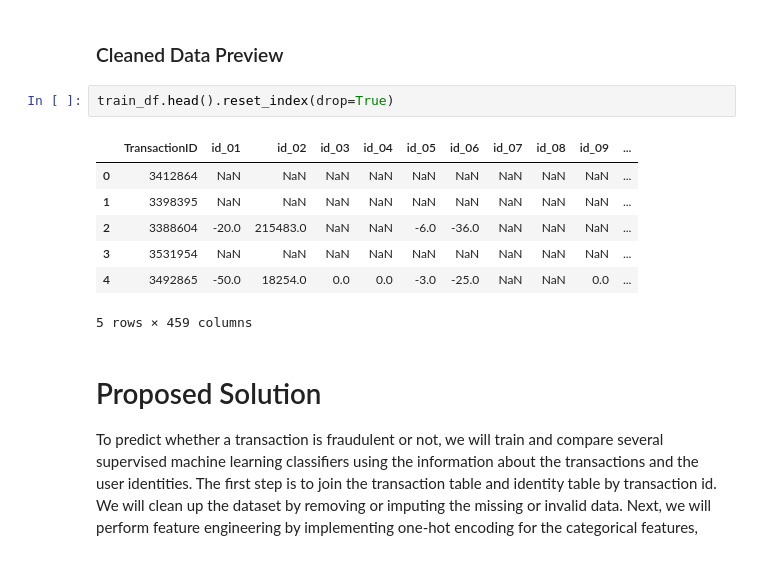
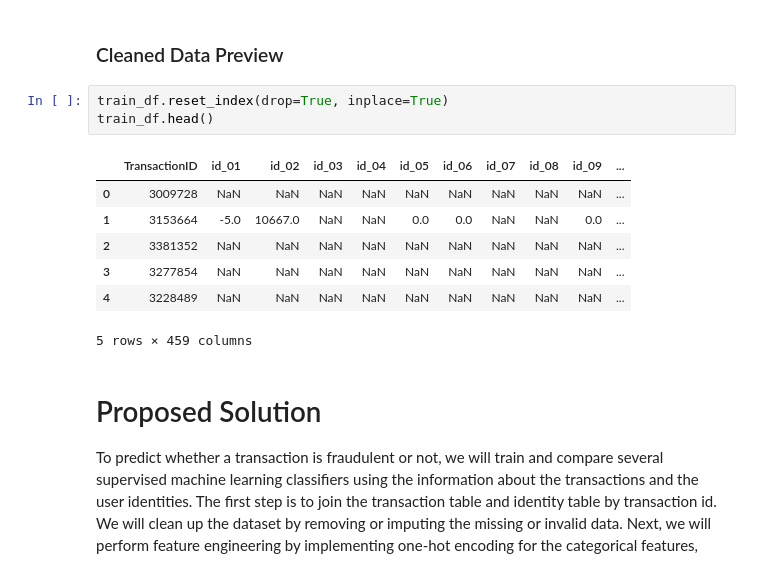
Before and after one commit to COGS118A/Group005-Wi23, a Jupyter notebook: FinalProjectGroup005-Wi23.ipynb, the cells around one changed output. Drawn from its saved outputs; the diff is of its cells as text.

```diff
--- a/FinalProjectGroup005-Wi23.ipynb
+++ b/FinalProjectGroup005-Wi23.ipynb
@@ -324,14 +325,15 @@ for i in id_lst:
 # %% [markdown]
 ### Cleaned Data Preview
 # %%
-train_df.head().reset_index(drop=True)
+train_df.reset_index(drop=True, inplace=True)
+train_df.head()
 # %% [output]
 |  | TransactionID | id_01 | id_02 | id_03 | id_04 | id_05 | id_06 | id_07 | id_08 | id_09 | ... |
-| 0 | 3412864 | NaN | NaN | NaN | NaN | NaN | NaN | NaN | NaN | NaN | ... |
-| 1 | 3398395 | NaN | NaN | NaN | NaN | NaN | NaN | NaN | NaN | NaN | ... |
-| 2 | 3388604 | -20.0 | 215483.0 | NaN | NaN | -6.0 | -36.0 | NaN | NaN | NaN | ... |
-| 3 | 3531954 | NaN | NaN | NaN | NaN | NaN | NaN | NaN | NaN | NaN | ... |
-| 4 | 3492865 | -50.0 | 18254.0 | 0.0 | 0.0 | -3.0 | -25.0 | NaN | NaN | 0.0 | ... |
+| 0 | 3009728 | NaN | NaN | NaN | NaN | NaN | NaN | NaN | NaN | NaN | ... |
+| 1 | 3153664 | -5.0 | 10667.0 | NaN | NaN | 0.0 | 0.0 | NaN | NaN | 0.0 | ... |
+| 2 | 3381352 | NaN | NaN | NaN | NaN | NaN | NaN | NaN | NaN | NaN | ... |
+| 3 | 3277854 | NaN | NaN | NaN | NaN | NaN | NaN | NaN | NaN | NaN | ... |
+| 4 | 3228489 | NaN | NaN | NaN | NaN | NaN | NaN | NaN | NaN | NaN | ... |
 5 rows × 459 columns
 # %% [markdown]
 # Proposed Solution
```
Also changed, not shown: parts of 12 cells of this notebook.
